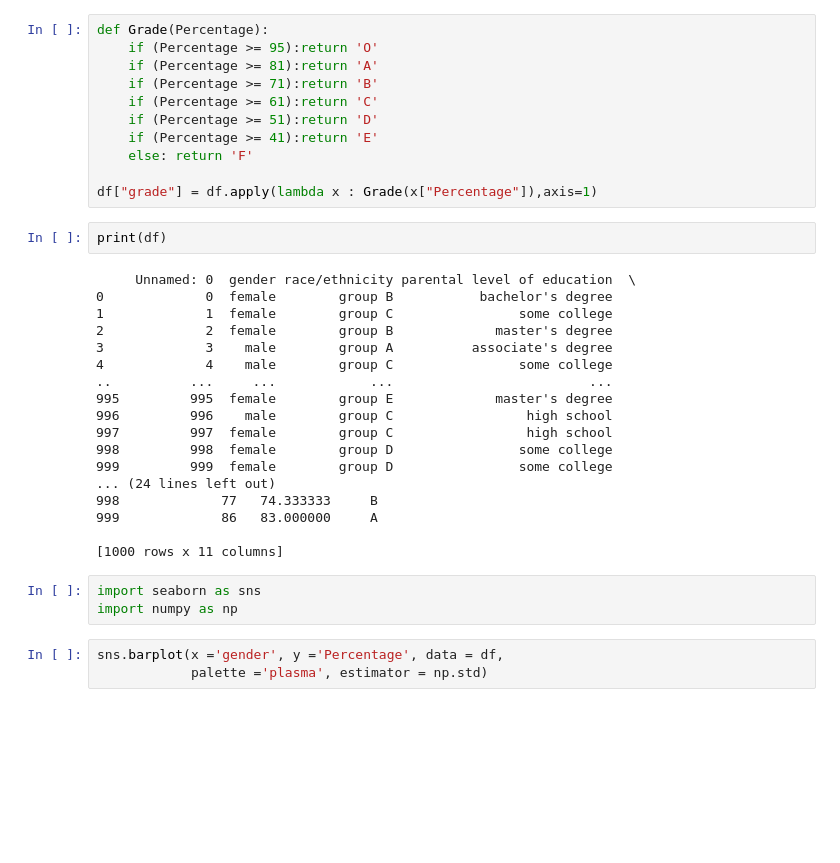
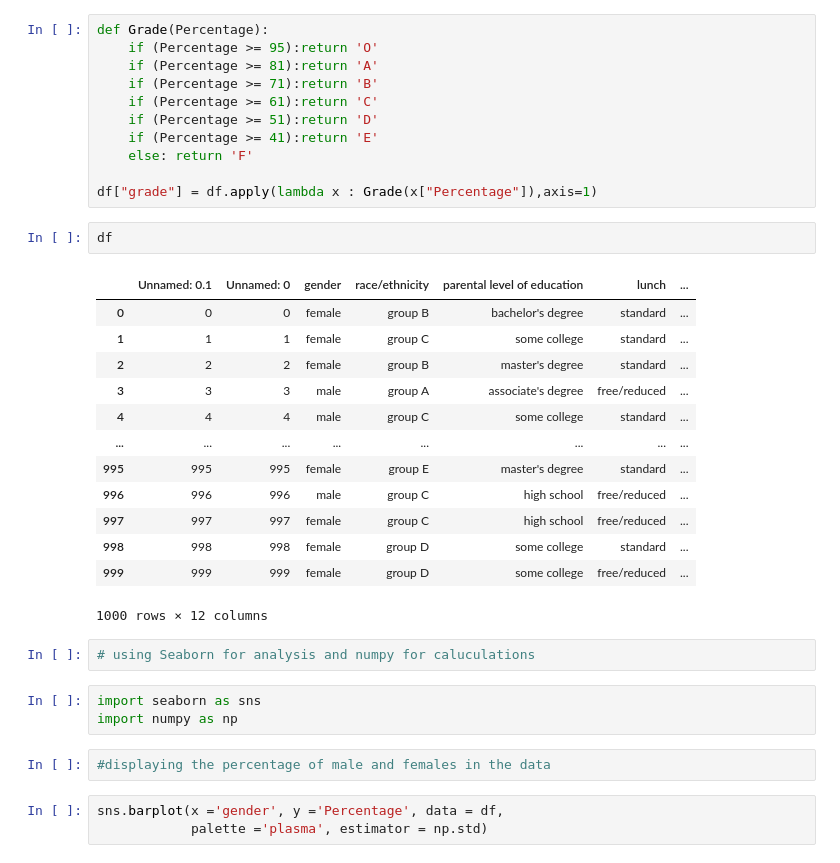
Before and after one commit to Gurram-Akhil/PrinciplesofDataScience, a Jupyter notebook: StudentPerformanceAnalysis/src/Student Performance Analysis.ipynb, the cells around one changed output. Drawn from its saved outputs; the diff is of its cells as text; blank space fills up the shorter version.

```diff
--- a/StudentPerformanceAnalysis/src/Student Performance Analysis.ipynb
+++ b/StudentPerformanceAnalysis/src/Student Performance Analysis.ipynb
@@ -50,28 +56,28 @@ def Grade(Percentage):
 
 df["grade"] = df.apply(lambda x : Grade(x["Percentage"]),axis=1)
 # %%
-print(df)
+df
 # %% [output]
+|  | Unnamed: 0.1 | Unnamed: 0 | gender | race/ethnicity | parental level of education | lunch | ... |
+| 0 | 0 | 0 | female | group B | bachelor's degree | standard | ... |
+| 1 | 1 | 1 | female | group C | some college | standard | ... |
+| 2 | 2 | 2 | female | group B | master's degree | standard | ... |
+| 3 | 3 | 3 | male | group A | associate's degree | free/reduced | ... |
+| 4 | 4 | 4 | male | group C | some college | standard | ... |
+| ... | ... | ... | ... | ... | ... | ... | ... |
+| 995 | 995 | 995 | female | group E | master's degree | standard | ... |
+| 996 | 996 | 996 | male | group C | high school | free/reduced | ... |
+| 997 | 997 | 997 | female | group C | high school | free/reduced | ... |
+| 998 | 998 | 998 | female | group D | some college | standard | ... |
+| 999 | 999 | 999 | female | group D | some college | free/reduced | ... |
-     Unnamed: 0  gender race/ethnicity parental level of education  \
-0             0  female        group B           bachelor's degree
-1             1  female        group C                some college
-2             2  female        group B             master's degree
-3             3    male        group A          associate's degree
-4             4    male        group C                some college
-..          ...     ...            ...                         ...
-995         995  female        group E             master's degree
-996         996    male        group C                 high school
-997         997  female        group C                 high school
-998         998  female        group D                some college
-999         999  female        group D                some college
-... (24 lines left out)
-998             77   74.333333     B
-999             86   83.000000     A
-
-[1000 rows x 11 columns]
+1000 rows × 12 columns
+# %%
+# using Seaborn for analysis and numpy for caluculations
 # %%
 import seaborn as sns
 import numpy as np
+# %%
+#displaying the percentage of male and females in the data
 # %%
 sns.barplot(x ='gender', y ='Percentage', data = df,
             palette ='plasma', estimator = np.std)
```
Also changed, not shown: parts of 14 cells of this notebook, 1 other file.
